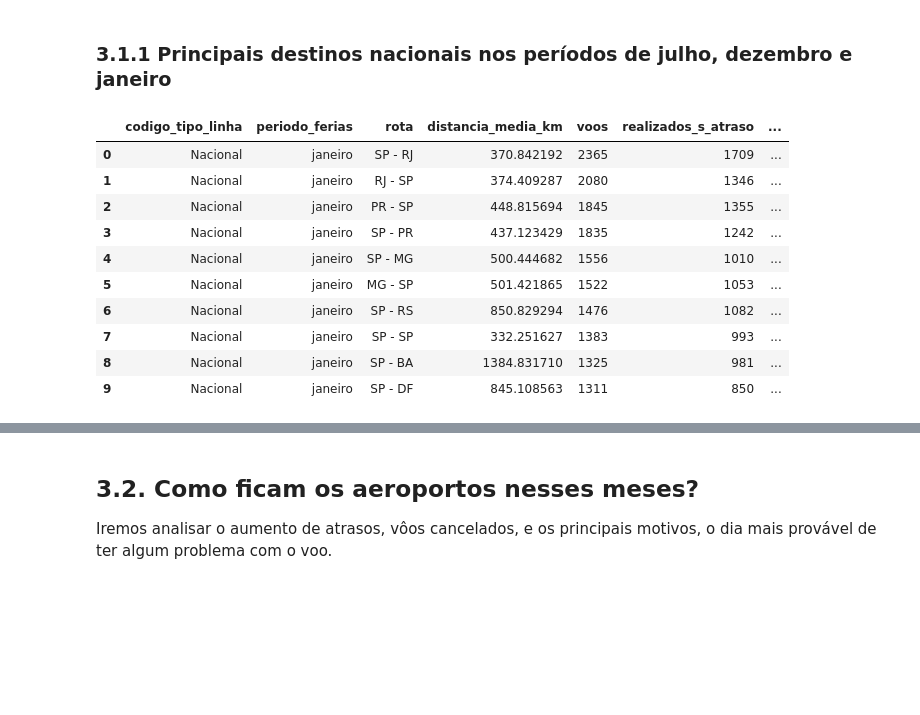
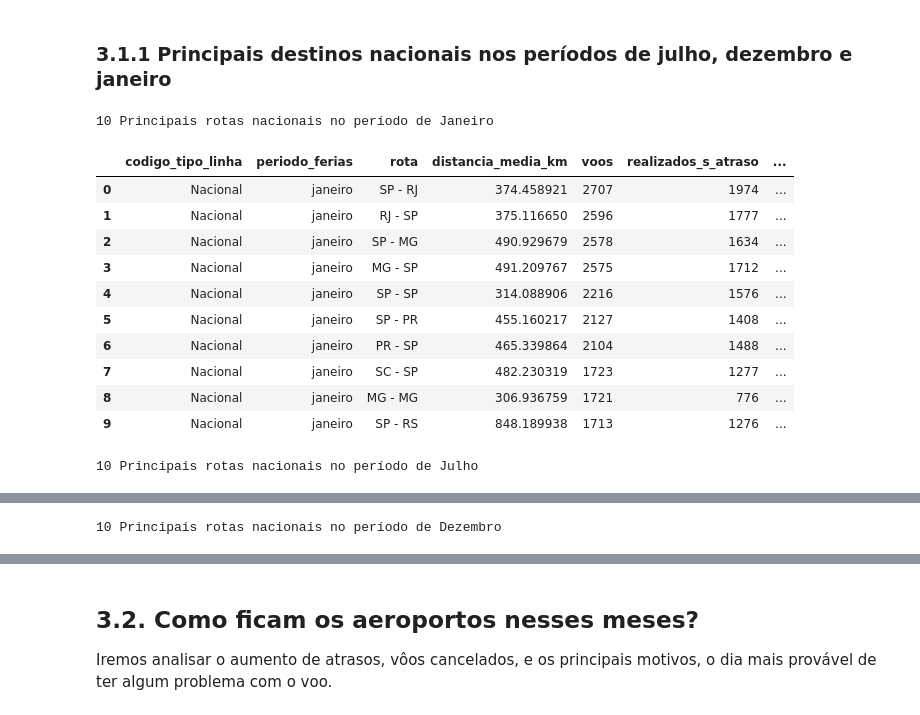
Before and after one commit to rderoncio/a3_bigdata_analisedados, a Jupyter notebook: A3/anac_análise_exploratória.ipynb, the cells around one changed output, grey strips where cells are left out. Drawn from its saved outputs; the diff is of its cells as text; code cells hidden in the pictures; blank space fills up the shorter version.

```diff
--- a/A3/anac_análise_exploratória.ipynb
+++ b/A3/anac_análise_exploratória.ipynb
@@ -159,3 +161,8 @@ AnacVoos.dados['companhia_aerea'] = AnacVoos.dados.apply(
+# %%
+AnacVoos.dados['codigo_tipo_linha'] = AnacVoos.dados.apply(
+    lambda row: Utils.tipo_linha_normalizado(
+        row['codigo_tipo_linha'],
+    ), axis=1)
 # %% [markdown]
 ### 2.3.4. Feature Engineering
 A engenharia de recursos (*Feature Engineering*) é o processo de usar o conhecimento do domínio para extrair recursos dos dados brutos. Neste estudo serão acrescentadas as seguintes colunas para enriquecer a análise de dados:
@@ -383,32 +387,40 @@ Plot.periodo_ferias_geral(
 # %% [markdown]
 ### 3.1.1 Principais destinos nacionais nos períodos de julho, dezembro e janeiro
 # %%
-#DataFrame
-linha = AnacVoos.tipo_linha()[2]
-periodos = AnacVoos.periodo_ferias()
+# Dataframe
+nacionais = list()
+linha = 'Nacional'
 
-for periodo in periodos:
-    nacionais = AnacVoos.get_voos_ferias_linha_periodo(
-        cols_percentuais=[
-            ['tx_realizados', 'realizados_s_atraso'],
-            ['tx_atrasos', 'realizados_c_atraso'],
-            ['tx_cancelados', 'cancelados']],
-        cols_groupyby=['codigo_tipo_linha', 'periodo_ferias', 'rota'],
-        round=2, linha=linha, periodo=periodo
-    ).reset_index()
+for i, periodo in enumerate(AnacVoos.periodo_ferias()):
+    nacionais.append(
+        AnacVoos.get_voos_ferias_linha_periodo(
+            cols_percentuais=[
+                ['tx_realizados', 'realizados_s_atraso'],
+                ['tx_atrasos', 'realizados_c_atraso'],
+                ['tx_cancelados', 'cancelados']],
+            cols_groupyby=['codigo_tipo_linha', 'periodo_ferias', 'rota'],
+            linha=linha,
+            periodo=periodo,
+            round=3
+            )
+        )
+    print(f"10 Principais rotas nacionais no período de {periodo.title()}")
+    display(nacionais[i])
+    print()
 
-    display(nacionais.reindex(
-        columns=['codigo_tipo_linha', 'periodo_ferias', 'rota', 'distancia_media_km', 'voos', 'realizados_s_atraso', 'tx_realizados', 'realizados_c_atraso', 'tx_atrasos', 'cancelados', 'tx_cancelados']))
+nacionais: pd.DataFrame = pd.concat(nacionais)
 # %% [output]
+10 Principais rotas nacionais no período de Janeiro
 |  | codigo_tipo_linha | periodo_ferias | rota | distancia_media_km | voos | realizados_s_atraso | ... |
-| 0 | Nacional | janeiro | SP - RJ | 370.842192 | 2365 | 1709 | ... |
-| 1 | Nacional | janeiro | RJ - SP | 374.409287 | 2080 | 1346 | ... |
-| 2 | Nacional | janeiro | PR - SP | 448.815694 | 1845 | 1355 | ... |
-| 3 | Nacional | janeiro | SP - PR | 437.123429 | 1835 | 1242 | ... |
-| 4 | Nacional | janeiro | SP - MG | 500.444682 | 1556 | 1010 | ... |
-| 5 | Nacional | janeiro | MG - SP | 501.421865 | 1522 | 1053 | ... |
-| 6 | Nacional | janeiro | SP - RS | 850.829294 | 1476 | 1082 | ... |
-| 7 | Nacional | janeiro | SP - SP | 332.251627 | 1383 | 993 | ... |
-| 8 | Nacional | janeiro | SP - BA | 1384.831710 | 1325 | 981 | ... |
-| 9 | Nacional | janeiro | SP - DF | 845.108563 | 1311 | 850 | ... |
+| 0 | Nacional | janeiro | SP - RJ | 374.458921 | 2707 | 1974 | ... |
+| 1 | Nacional | janeiro | RJ - SP | 375.116650 | 2596 | 1777 | ... |
+| 2 | Nacional | janeiro | SP - MG | 490.929679 | 2578 | 1634 | ... |
+| 3 | Nacional | janeiro | MG - SP | 491.209767 | 2575 | 1712 | ... |
+| 4 | Nacional | janeiro | SP - SP | 314.088906 | 2216 | 1576 | ... |
+| 5 | Nacional | janeiro | SP - PR | 455.160217 | 2127 | 1408 | ... |
+| 6 | Nacional | janeiro | PR - SP | 465.339864 | 2104 | 1488 | ... |
+| 7 | Nacional | janeiro | SC - SP | 482.230319 | 1723 | 1277 | ... |
+| 8 | Nacional | janeiro | MG - MG | 306.936759 | 1721 | 776 | ... |
+| 9 | Nacional | janeiro | SP - RS | 848.189938 | 1713 | 1276 | ... |
+10 Principais rotas nacionais no período de Julho
 |  | codigo_tipo_linha | periodo_ferias | rota | distancia_media_km | voos | realizados_s_atraso | ... |
@@ -425 +437,2 @@ for periodo in periodos:
+10 Principais rotas nacionais no período de Dezembro
 |  | codigo_tipo_linha | periodo_ferias | rota | distancia_media_km | voos | realizados_s_atraso | ... |
```
Also changed, not shown: parts of 17 cells of this notebook, 1 other file.
